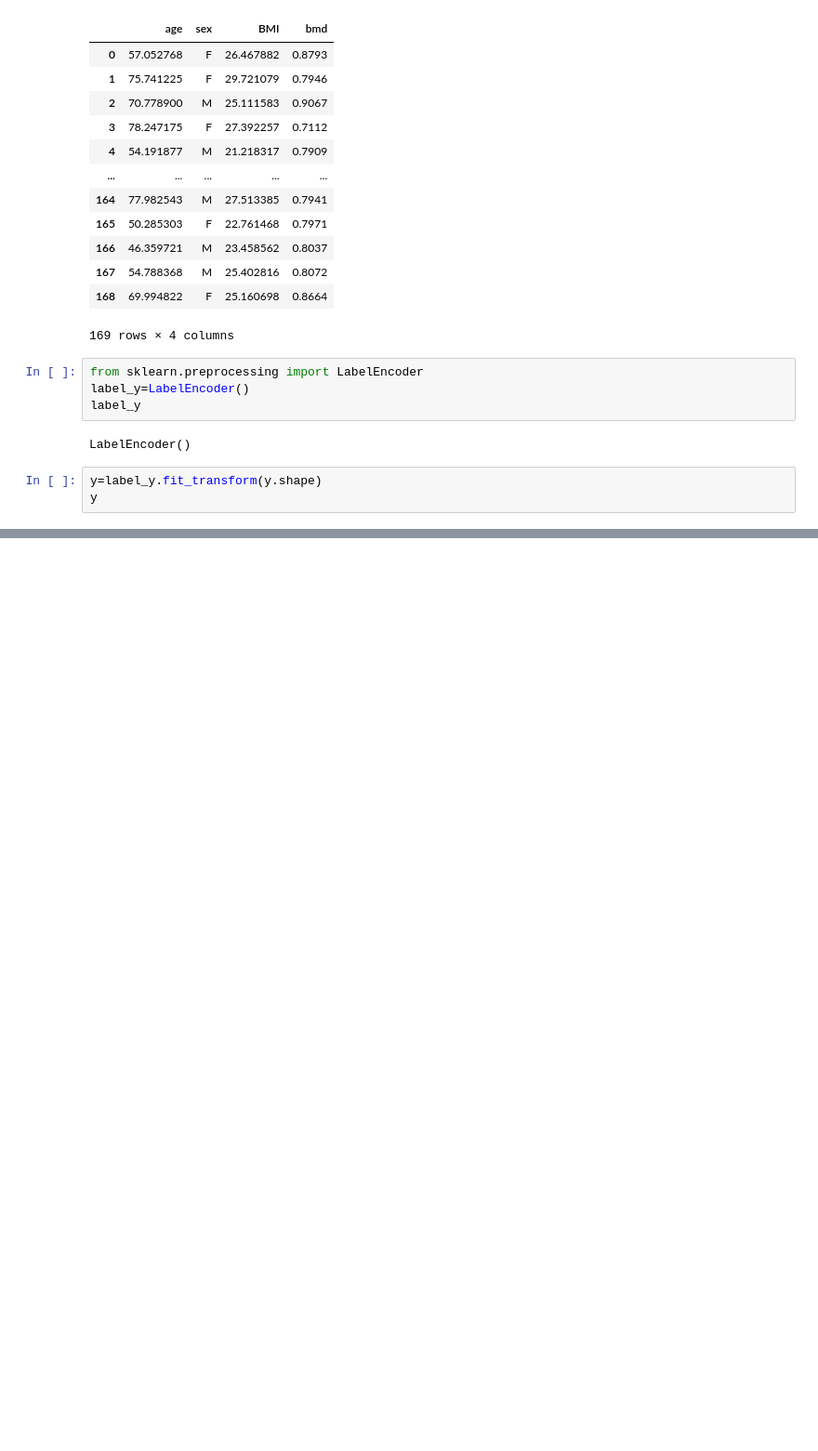
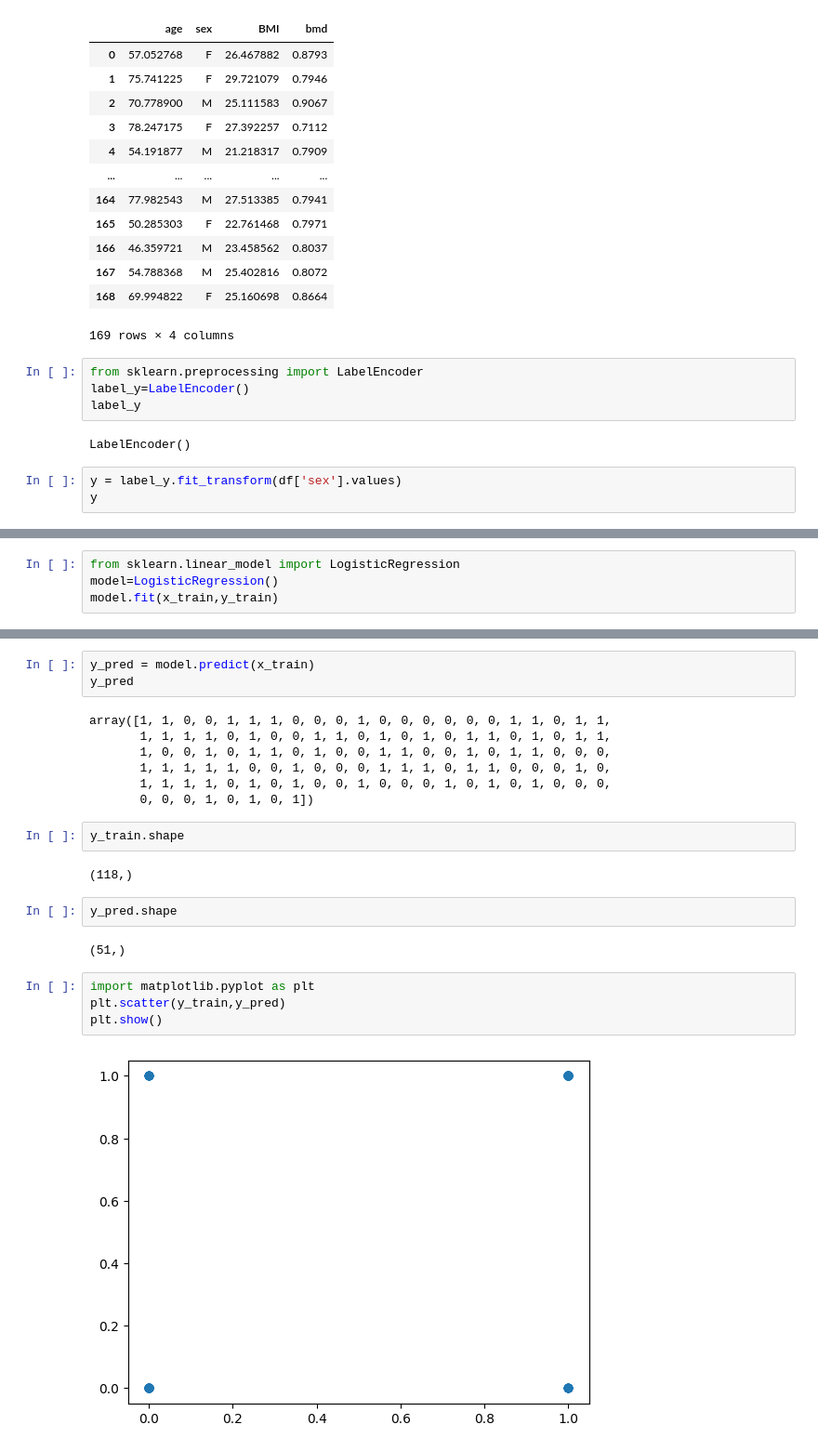
Before and after one commit to Karina0162003/MLP_Programs, a Jupyter notebook: mid.ipynb, the cells around one changed output, grey strips where cells are left out. Shown: that part at 93% size. Saved outputs shown, nothing was run; the diff lists cells and outputs as text; blank space fills up the shorter version.

```diff
--- a/mid.ipynb
+++ b/mid.ipynb
@@ -122,6 +122,6 @@ label_y
 # %% [output]
 LabelEncoder()
 # %%
-y=label_y.fit_transform(y.shape)
+y = label_y.fit_transform(df['sex'].values)
 y
 # %% [output]
@@ -144,0 +150,4 @@ ValueError: Found input variables with inconsistent numbers of samples: [169, 2]
+# %%
+from sklearn.linear_model import LogisticRegression
+model=LogisticRegression()
+model.fit(x_train,y_train)
@@ -144,0 +163,24 @@ ValueError: Found input variables with inconsistent numbers of samples: [169, 2]
+# %%
+y_pred = model.predict(x_train)
+y_pred
+# %% [output]
+array([1, 1, 0, 0, 1, 1, 1, 0, 0, 0, 1, 0, 0, 0, 0, 0, 0, 1, 1, 0, 1, 1,
+       1, 1, 1, 1, 0, 1, 0, 0, 1, 1, 0, 1, 0, 1, 0, 1, 1, 0, 1, 0, 1, 1,
+       1, 0, 0, 1, 0, 1, 1, 0, 1, 0, 0, 1, 1, 0, 0, 1, 0, 1, 1, 0, 0, 0,
+       1, 1, 1, 1, 1, 0, 0, 1, 0, 0, 0, 1, 1, 1, 0, 1, 1, 0, 0, 0, 1, 0,
+       1, 1, 1, 1, 0, 1, 0, 1, 0, 0, 1, 0, 0, 0, 1, 0, 1, 0, 1, 0, 0, 0,
+       0, 0, 0, 1, 0, 1, 0, 1])
+# %%
+y_train.shape
+# %% [output]
+(118,)
+# %%
+y_pred.shape
+# %% [output]
+(51,)
+# %%
+import matplotlib.pyplot as plt
+plt.scatter(y_train,y_pred)
+plt.show()
+# %% [output]
+[figure, added]
```
Also changed, not shown: parts of 33 cells of this notebook.
